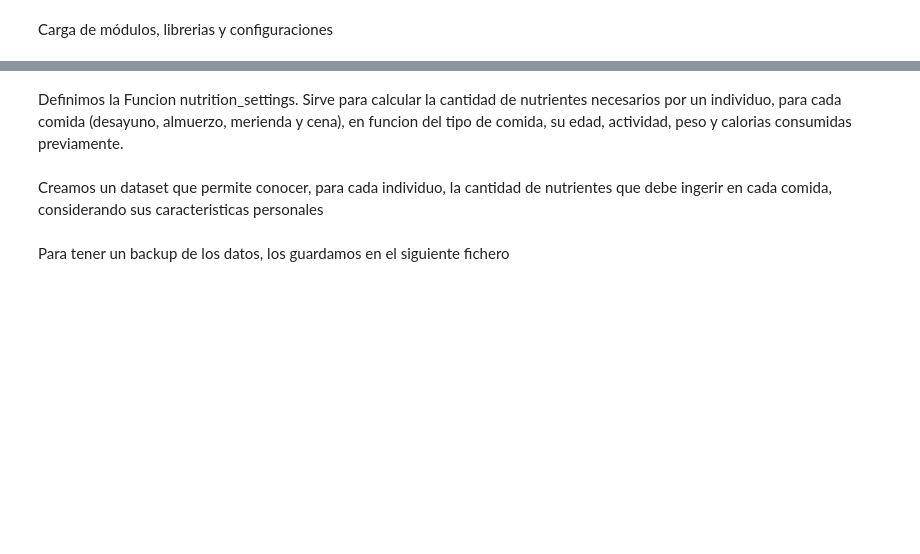
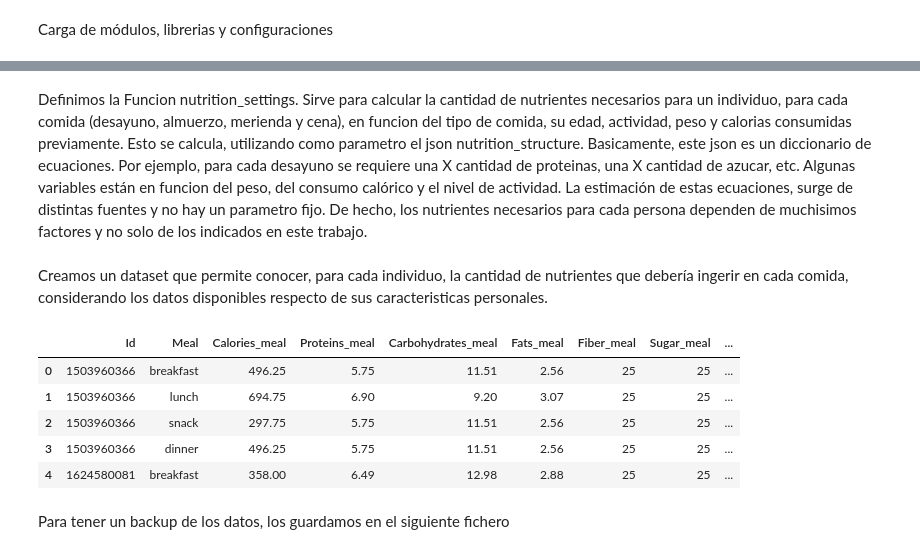
Before and after one commit to leguicriarg/tfm-uclm, a Jupyter notebook: TFM_Part02.ipynb, the cells around one changed output, grey strips where cells are left out. Cells and saved outputs as stored; diff of their text form; code cells hidden in the pictures; blank space fills up the shorter version.

```diff
--- a/TFM_Part02.ipynb
+++ b/TFM_Part02.ipynb
@@ -64,7 +66,9 @@ with open(f"{complete_data_folder}/nutrition_structure.json", 'r') as json_file:
 with open(f"{complete_data_folder}/nutrition_equations.json", 'r') as json_file:
     nutrition_equations = json.load(json_file)
 # %% [markdown]
-Definimos la Funcion nutrition_settings. Sirve para calcular la cantidad de nutrientes necesarios por un individuo, para cada comida (desayuno, almuerzo, merienda y cena), en funcion del tipo de comida, su edad, actividad, peso y calorias consumidas previamente.
+Definimos la Funcion nutrition_settings. Sirve para calcular la cantidad de nutrientes necesarios para un individuo, para cada comida (desayuno, almuerzo, merienda y cena), en funcion del tipo de comida, su edad, actividad, peso y calorias consumidas previamente.
+Esto se calcula, utilizando como parametro el json nutrition_structure. Basicamente, este json es un diccionario de ecuaciones. Por ejemplo, para cada desayuno se requiere una X cantidad de proteinas, una X cantidad de azucar, etc. Algunas variables están en funcion del peso, del consumo calórico y el nivel de actividad.
+La estimación de estas ecuaciones, surge de distintas fuentes y no hay un parametro fijo. De hecho, los nutrientes necesarios para cada persona dependen de muchisimos factores y no solo de los indicados en este trabajo.
 # %%
 def nutrition_settings(filtered_rows,nutrition_structure):
     nutrition_structure_copy = copy.deepcopy(nutrition_structure)
@@ -83,7 +87,7 @@ def nutrition_settings(filtered_rows,nutrition_structure):
             nutrition_structure_copy[meal][nutrient]['amount'] = round(calculated_value,2)
     return nutrition_structure_copy
 # %% [markdown]
-Creamos un dataset que permite conocer, para cada individuo, la cantidad de nutrientes que debe ingerir en cada comida, considerando sus caracteristicas personales
+Creamos un dataset que permite conocer, para cada individuo, la cantidad de nutrientes que debería ingerir en cada comida, considerando los datos disponibles respecto de sus caracteristicas personales.
 # %%
 unique_ids = df_user_data['Id'].unique()
 nutrition_results = {}
@@ -94,13 +98,21 @@ for id_value in unique_ids:
 # %%
 rows = []
 for user_id, meals in nutrition_results.items():
     for meal, nutrients in meals.items():
         row = {'Id': user_id, 'Meal': meal}
         for nutrient, values in nutrients.items():
             row[nutrient +'_meal'] = values['amount']
         rows.append(row)
 
 df_estimations = pd.DataFrame(rows)
+df_estimations.head(5)
+# %% [output]
+|  | Id | Meal | Calories_meal | Proteins_meal | Carbohydrates_meal | Fats_meal | Fiber_meal | Sugar_meal | ... |
+| 0 | 1503960366 | breakfast | 496.25 | 5.75 | 11.51 | 2.56 | 25 | 25 | ... |
+| 1 | 1503960366 | lunch | 694.75 | 6.90 | 9.20 | 3.07 | 25 | 25 | ... |
+| 2 | 1503960366 | snack | 297.75 | 5.75 | 11.51 | 2.56 | 25 | 25 | ... |
+| 3 | 1503960366 | dinner | 496.25 | 5.75 | 11.51 | 2.56 | 25 | 25 | ... |
+| 4 | 1624580081 | breakfast | 358.00 | 6.49 | 12.98 | 2.88 | 25 | 25 | ... |
 # %% [markdown]
 Para tener un backup de los datos, los guardamos en el siguiente fichero
 # %%
```
Also changed, not shown: parts of 8 cells of this notebook, 1 other file.
